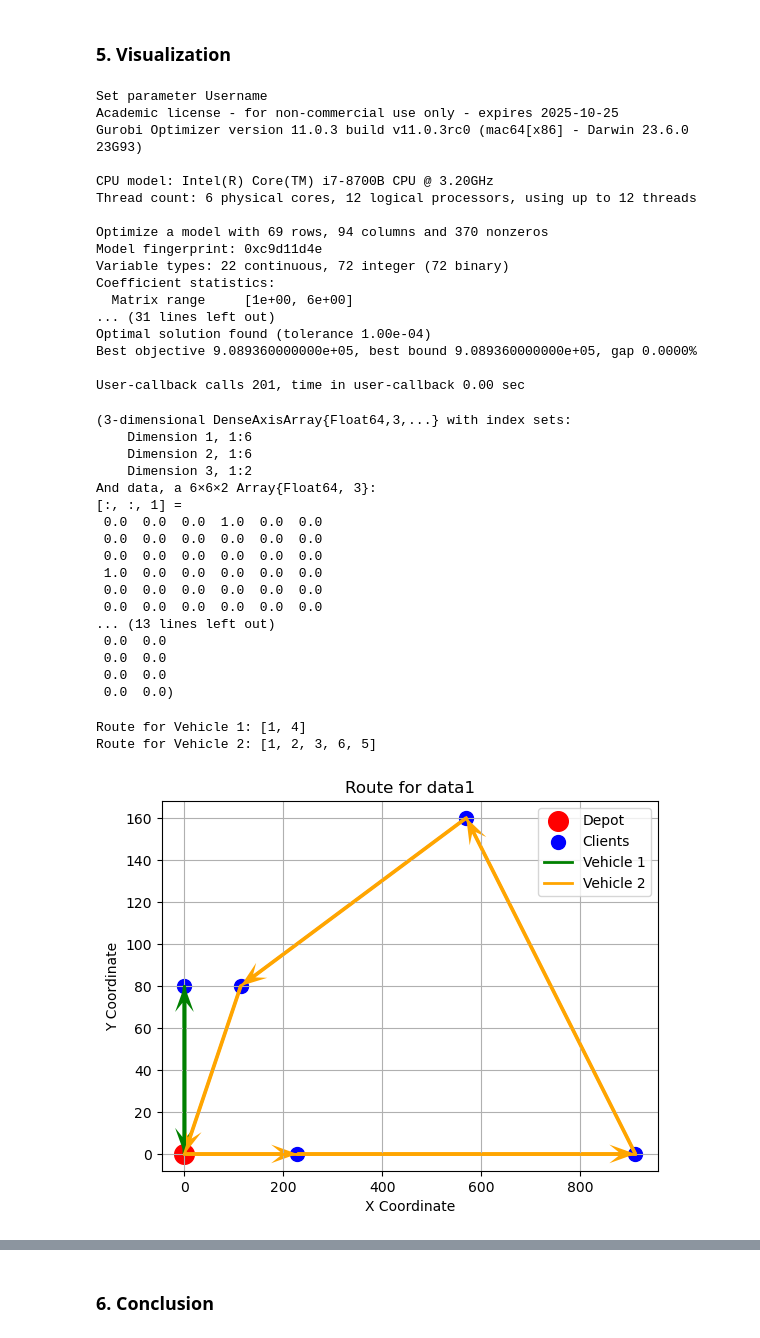
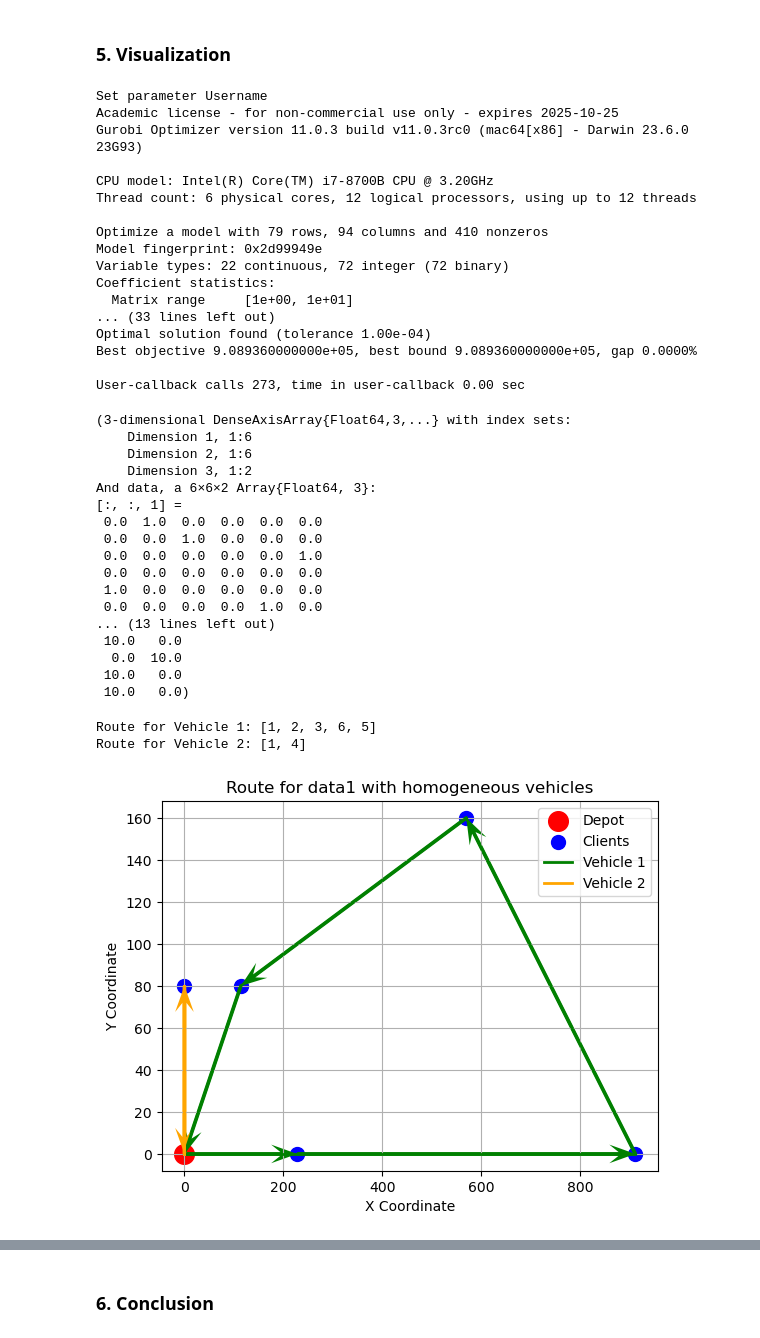
Before and after one commit to cheng-hsiang-chiu/CS524_Final_Project, a Jupyter notebook: final_project.ipynb, the cells around one changed output, grey strips where cells are left out. Drawn from its saved outputs; the diff is of its cells as text; code cells hidden in the pictures.

```diff
--- a/final_project.ipynb
+++ b/final_project.ipynb
@@ -203,9 +219,11 @@ function CVRP(clients, vehicles, capacity, demands, costs)
 
 
     # 4. Capacity constraints
-     for k in vehicle_set, i in 2:(clients + 1)
-        @constraint(model, load[i, k] - load[1, k] + demands[i] * sum(x[j, i, k] for j in nodes) <= capacity)
+    for i in 2:(clients + 1), k in vehicle_set
+        @constraint(model, load[i, k] >= demands[i] * sum(x[j, i, k] for j in nodes if j != i))
+        @constraint(model, load[i, k] <= capacity[k] * sum(x[j, i, k] for j in nodes if j != i))
     end
+
 
 
     # 5. Subtour elimination constraints
@@ -231,7 +249,7 @@ CVRP (generic function with 1 method)
 <a name="visualization"></a>
 ### 5. Visualization ###
 # %%
-# Running data1
+# Running data1 with homogeneous vehicles
 
 # Define the number of clients
 clients = 5
@@ -240,7 +258,7 @@ clients = 5
 vehicles = 2
 
 # Define the maximum capacity of a vehicle
-capacity = 10
+capacity = [10,10]
 
 # Read in the demands of the clients
 demands = []
@@ -273,35 +291,35 @@ Gurobi Optimizer version 11.0.3 build v11.0.3rc0 (mac64[x86] - Darwin 23.6.0 23G
 CPU model: Intel(R) Core(TM) i7-8700B CPU @ 3.20GHz
 Thread count: 6 physical cores, 12 logical processors, using up to 12 threads
 
-Optimize a model with 69 rows, 94 columns and 370 nonzeros
-Model fingerprint: 0xc9d11d4e
+Optimize a model with 79 rows, 94 columns and 410 nonzeros
+Model fingerprint: 0x2d99949e
 Variable types: 22 continuous, 72 integer (72 binary)
 Coefficient statistics:
-  Matrix range     [1e+00, 6e+00]
-... (31 lines left out)
+  Matrix range     [1e+00, 1e+01]
+... (33 lines left out)
 Optimal solution found (tolerance 1.00e-04)
 Best objective 9.089360000000e+05, best bound 9.089360000000e+05, gap 0.0000%
 
-User-callback calls 201, time in user-callback 0.00 sec
+User-callback calls 273, time in user-callback 0.00 sec
 (3-dimensional DenseAxisArray{Float64,3,...} with index sets:
     Dimension 1, 1:6
     Dimension 2, 1:6
     Dimension 3, 1:2
 And data, a 6×6×2 Array{Float64, 3}:
 [:, :, 1] =
- 0.0  0.0  0.0  1.0  0.0  0.0
- 0.0  0.0  0.0  0.0  0.0  0.0
+ 0.0  1.0  0.0  0.0  0.0  0.0
+ 0.0  0.0  1.0  0.0  0.0  0.0
+ 0.0  0.0  0.0  0.0  0.0  1.0
  0.0  0.0  0.0  0.0  0.0  0.0
  1.0  0.0  0.0  0.0  0.0  0.0
- 0.0  0.0  0.0  0.0  0.0  0.0
- 0.0  0.0  0.0  0.0  0.0  0.0
+ 0.0  0.0  0.0  0.0  1.0  0.0
 ... (13 lines left out)
- 0.0  0.0
- 0.0  0.0
- 0.0  0.0
- 0.0  0.0)
+ 10.0   0.0
+  0.0  10.0
+ 10.0   0.0
+ 10.0   0.0)
 # %%
-# Visualize the result of data1
+# Visualize the result of data1 with homogeneous vehicles
 
 # Extract the routes for each vehicle
 routes = []
@@ -354,35 +372,35 @@ for k in 1:vehicles
 
     # Plot the route with the same color for the vehicle
     for i in 1:(length(route) - 1)
         start_coords = route_coords[i, :]
         end_coords = route_coords[i + 1, :]
 
         # Plot the line between start and end coordinates
         PyPlot.plot([start_coords[1], end_coords[1]], [start_coords[2], end_coords[2]], color=color, lw=2)
 
         # Add an arrow from the start point to the end point
         PyPlot.quiver(start_coords[1], start_coords[2], end_coords[1] - start_coords[1], end_coords[2] - start_coords[2],
                       angles="xy", scale_units="xy", scale=1, color=color, lw=2, headwidth=5, headlength=7)
     end
 
     # Add the route back to the depot (only once for each vehicle)
     start_coords = route_coords[end, :]
     end_coords = route_coords[1, :]  # Depot (node 1)
 
     PyPlot.plot([start_coords[1], end_coords[1]], [start_coords[2], end_coords[2]], color=color, lw=2,label="Vehicle "*string(k))
     PyPlot.quiver(start_coords[1], start_coords[2], end_coords[1] - start_coords[1], end_coords[2] - start_coords[2],
                   angles="xy", scale_units="xy", scale=1, color=color, lw=2, headwidth=5, headlength=7)
 end
 
 
-PyPlot.title("Route for data1")
+PyPlot.title("Route for data1 with homogeneous vehicles")
 PyPlot.xlabel("X Coordinate")
 PyPlot.ylabel("Y Coordinate")
 PyPlot.legend(loc="best")
 PyPlot.grid(true)
 PyPlot.show()
 # %% [output]
-Route for Vehicle 1: [1, 4]
-Route for Vehicle 2: [1, 2, 3, 6, 5]
+Route for Vehicle 1: [1, 2, 3, 6, 5]
+Route for Vehicle 2: [1, 4]
-[figure, old version]
+[figure, new version]
 # %%
```
Also changed, not shown: parts of 8 cells of this notebook.
